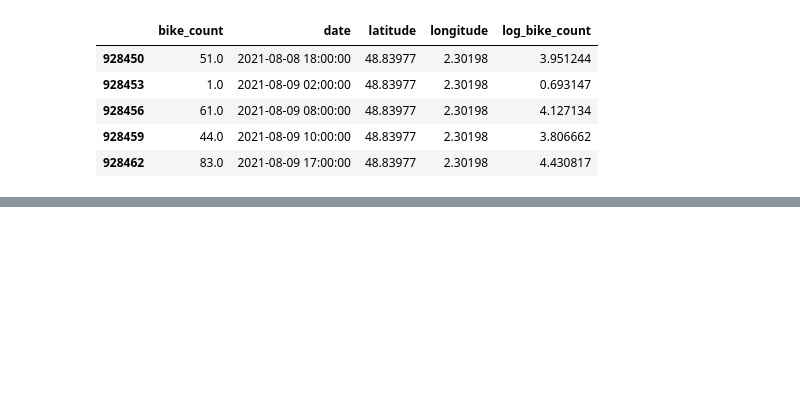
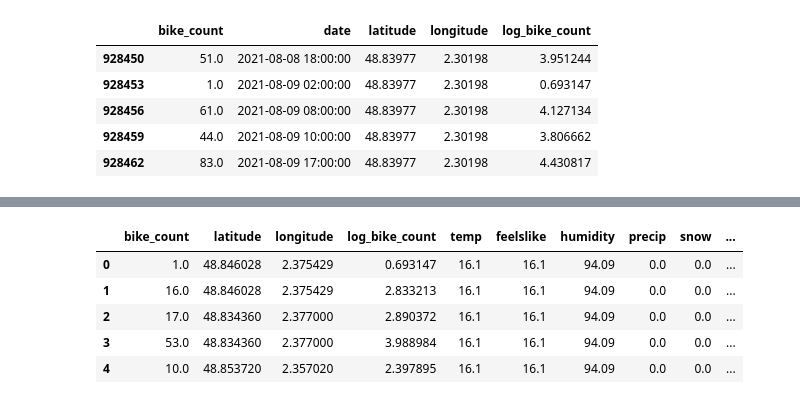
Before and after one commit to ebarattini/project_bike, a Jupyter notebook: weather_data.ipynb, the cells around one changed output, grey strips where cells are left out. Drawn from its saved outputs; the diff is of its cells as text; code cells hidden in the pictures; blank space fills up the shorter version.

```diff
--- a/weather_data.ipynb
+++ b/weather_data.ipynb
@@ -122,0 +200,10 @@ merged_train_data.head()
+# %%
+merged_test_data = _encode_dates(merged_test_data)
+merged_test_data.head()
+# %% [output]
+|  | bike_count | latitude | longitude | log_bike_count | temp | feelslike | humidity | precip | snow | ... |
+| 0 | 1.0 | 48.846028 | 2.375429 | 0.693147 | 16.1 | 16.1 | 94.09 | 0.0 | 0.0 | ... |
+| 1 | 16.0 | 48.846028 | 2.375429 | 2.833213 | 16.1 | 16.1 | 94.09 | 0.0 | 0.0 | ... |
+| 2 | 17.0 | 48.834360 | 2.377000 | 2.890372 | 16.1 | 16.1 | 94.09 | 0.0 | 0.0 | ... |
+| 3 | 53.0 | 48.834360 | 2.377000 | 3.988984 | 16.1 | 16.1 | 94.09 | 0.0 | 0.0 | ... |
+| 4 | 10.0 | 48.853720 | 2.357020 | 2.397895 | 16.1 | 16.1 | 94.09 | 0.0 | 0.0 | ... |
```
Also changed, not shown: parts of 17 cells of this notebook.
